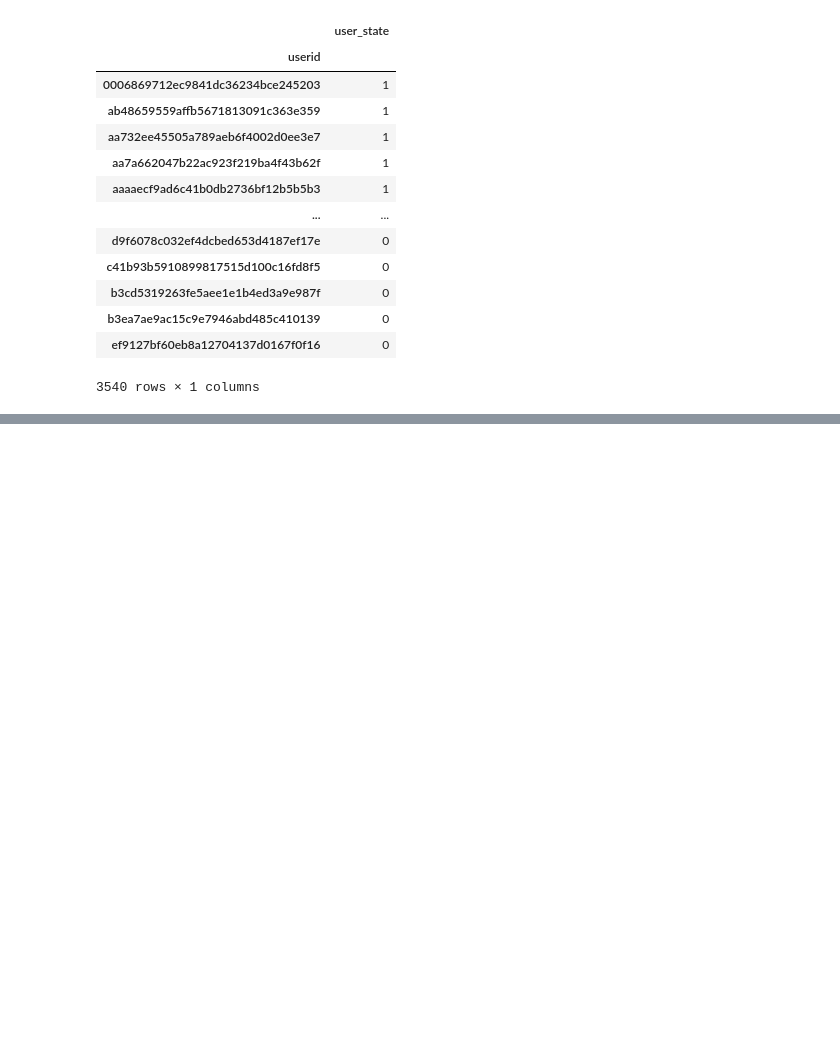
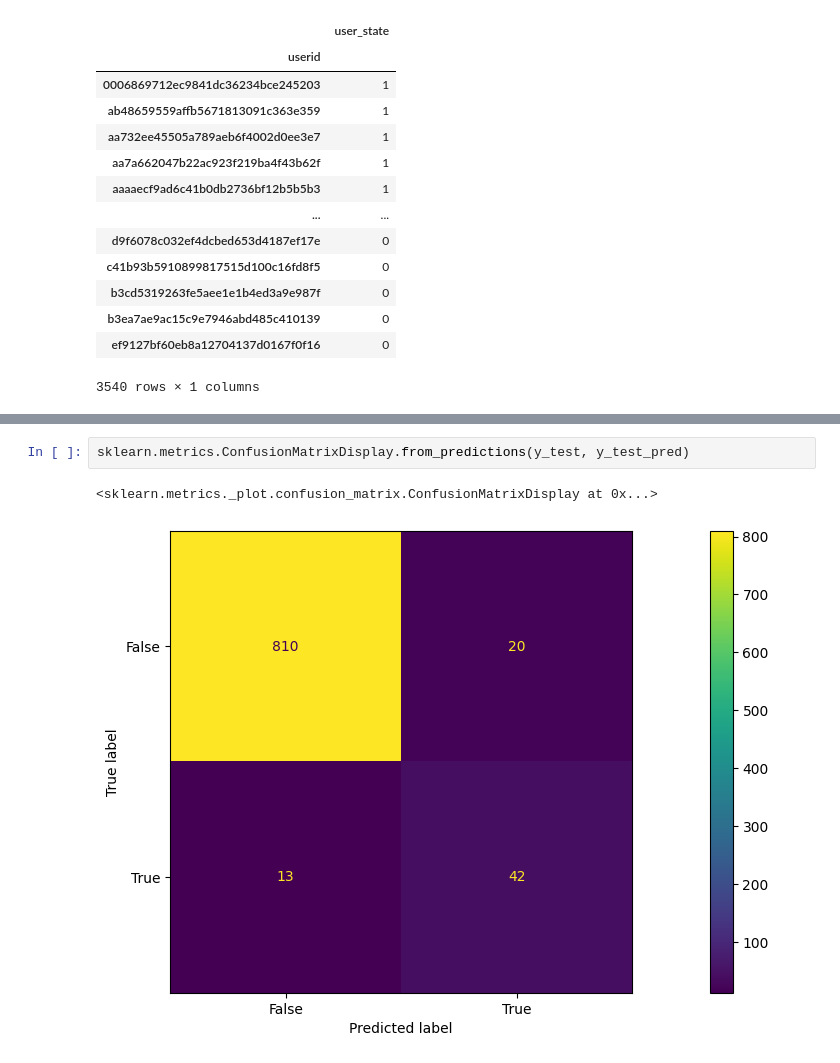
Before and after one commit to EvgeniyAzarov/IHT20H_hackathon_ds_test, a Jupyter notebook: test_task.ipynb, the cells around one changed output, grey strips where cells are left out. Cells and saved outputs as stored; diff of their text form; blank space fills up the shorter version.

```diff
--- a/test_task.ipynb
+++ b/test_task.ipynb
@@ -223,0 +330,5 @@ events[['userid', 'user_state']].groupby('userid').nunique().sort_values('user_s
+# %%
+sklearn.metrics.ConfusionMatrixDisplay.from_predictions(y_test, y_test_pred)
+# %% [output]
+<sklearn.metrics._plot.confusion_matrix.ConfusionMatrixDisplay at 0x...>
+[figure, added]
```
Also changed, not shown: parts of 42 cells of this notebook, 1 other file.
